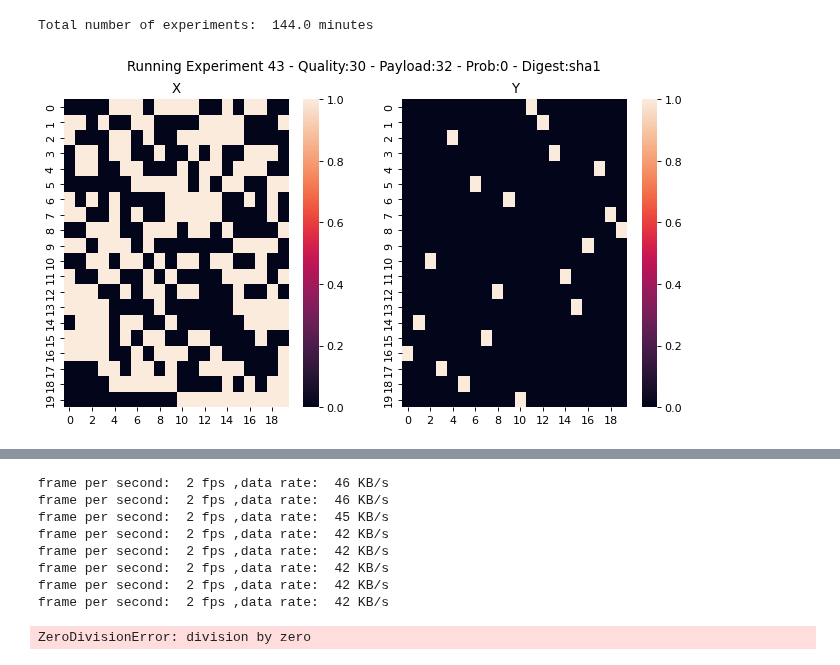
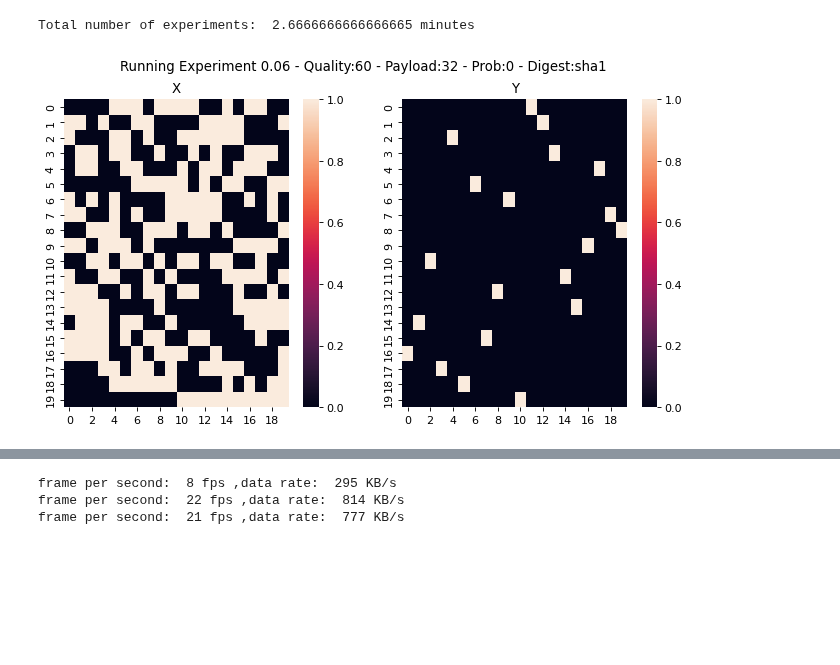
Before and after one commit to mkashani-phd/OptiMAC, a Jupyter notebook: UDP Demo/tx.ipynb, the cells around one changed output, grey strips where cells are left out. Cells and saved outputs as stored; diff of their text form; code cells hidden in the pictures; blank space fills up the shorter version.

```diff
--- a/UDP Demo/tx.ipynb
+++ b/UDP Demo/tx.ipynb
@@ -111,10 +123,15 @@ PORT = 23422
 
 
 ################# number of experimnets ###############
-qualities = [30, 60, 95]
-payloads = [32, 128, 256, 1024]
-probabilities = [0, 0.001, 0.05, 0.1, 0.2, 0.3]
-digets = ['sha1','sha256', 'sha512']
+# qualities = [30, 60, 95]
+# payloads = [32, 128, 256, 1024]
+# probabilities = [0, 0.001, 0.05, 0.1, 0.2, 0.3]
+
+qualities = [60]
+payloads = [32, 128]
+probabilities = [0, 0.001]
+
+digets = ['sha1']
 Duration = 10 # Seconds
 exp = utils.Load_Experiments("../Examples/Xs.pkl")
 #######################################################
@@ -130,7 +147,7 @@ for i in range(len(exp)):
 total_number_of_experiments = len(qualities)*len(payloads)*len(probabilities)*len(digets)*total_number_of_experiments
 print("Total number of experiments: ", total_number_of_experiments*Duration/60, "minutes")
 
-
+cnt = 0
 for i in range(len(exp)):
     if not(exp[i]['parameters']['m_nr'] == 20 and exp[i]['parameters']['t_nr'] == 20):
         continue
@@ -148,34 +165,34 @@ for i in range(len(exp)):
     for quality in qualities:
         for payload in payloads:
             for prob in probabilities:
                 for digest in digets:
 
                     param = {}
                     param['X'] = X.tolist()
                     param['Y'] = Y.tolist()
                     param['KEY'] = "key"
                     param['DIGESTMOD'] = digest
                     param['PAYLOAD_SIZE_BYTE'] = payload
                     param['QUALITY'] = quality
                     param['ATTACK_PROBABILITY'] = prob
                     param['DURATION'] = Duration
 
                     plt.figure(figsize = (10,5), dpi=80)
                     plt.subplot(1, 2, 1)
                     sns.heatmap(param['X'])
                     plt.title('X')
                     plt.subplot(1, 2, 2)
                     try:
                         sns.heatmap(param['Y'])
                         plt.title('Y')
                     except:
                         pass
-                    plt.suptitle('Running Experiment ' + str(i) + ' - Quality:' + str(quality) + ' - Payload:' + str(payload) + ' - Prob:' + str(prob) + ' - Digest:' + digest)
+                    cnt += 1
+                    plt.suptitle('Running Experiment ' + str(np.round(cnt/total_number_of_experiments,2)) + ' - Quality:' + str(quality) + ' - Payload:' + str(payload) + ' - Prob:' + str(prob) + ' - Digest:' + digest)
                     plt.show()
 
                     tx_param(IP, PORT, param)
                     run_experiment(IP, PORT, param)
-                    1/0
 # %% [output]
-Total number of experiments:  144.0 minutes
+Total number of experiments:  2.6666666666666665 minutes
-[figure, old version]
+[figure, new version]
@@ -183,9 +200,3 @@ Total number of experiments:  144.0 minutes
-frame per second:  2 fps ,data rate:  46 KB/s
-frame per second:  2 fps ,data rate:  46 KB/s
-frame per second:  2 fps ,data rate:  45 KB/s
-frame per second:  2 fps ,data rate:  42 KB/s
-frame per second:  2 fps ,data rate:  42 KB/s
-frame per second:  2 fps ,data rate:  42 KB/s
-frame per second:  2 fps ,data rate:  42 KB/s
-frame per second:  2 fps ,data rate:  42 KB/s
+frame per second:  8 fps ,data rate:  295 KB/s
+frame per second:  22 fps ,data rate:  814 KB/s
+frame per second:  21 fps ,data rate:  777 KB/s
-ZeroDivisionError: division by zero
```
Also changed, not shown: parts of 2 cells of this notebook.
